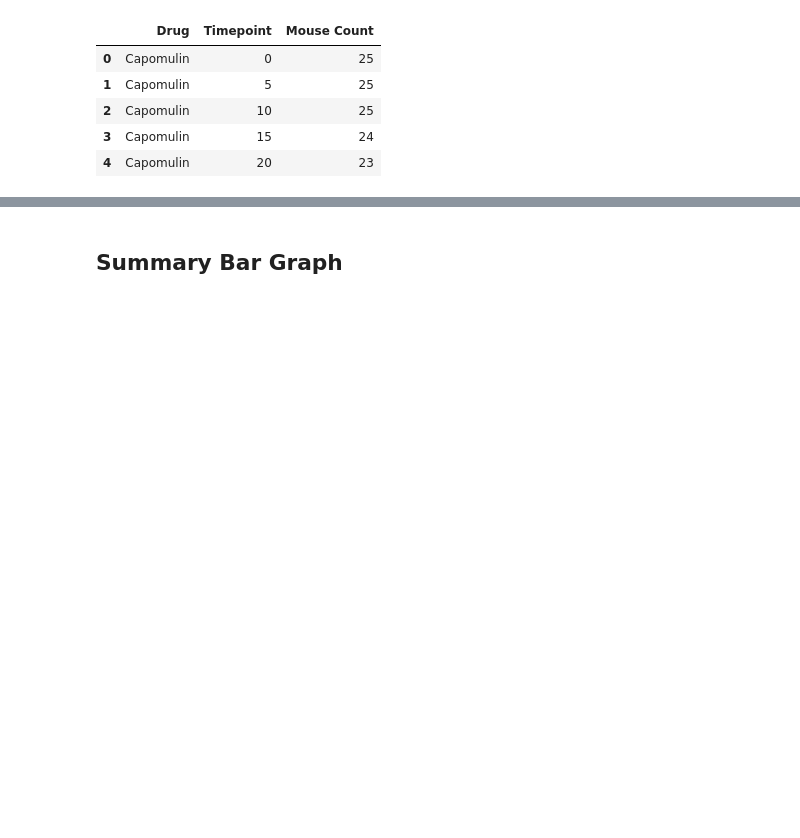
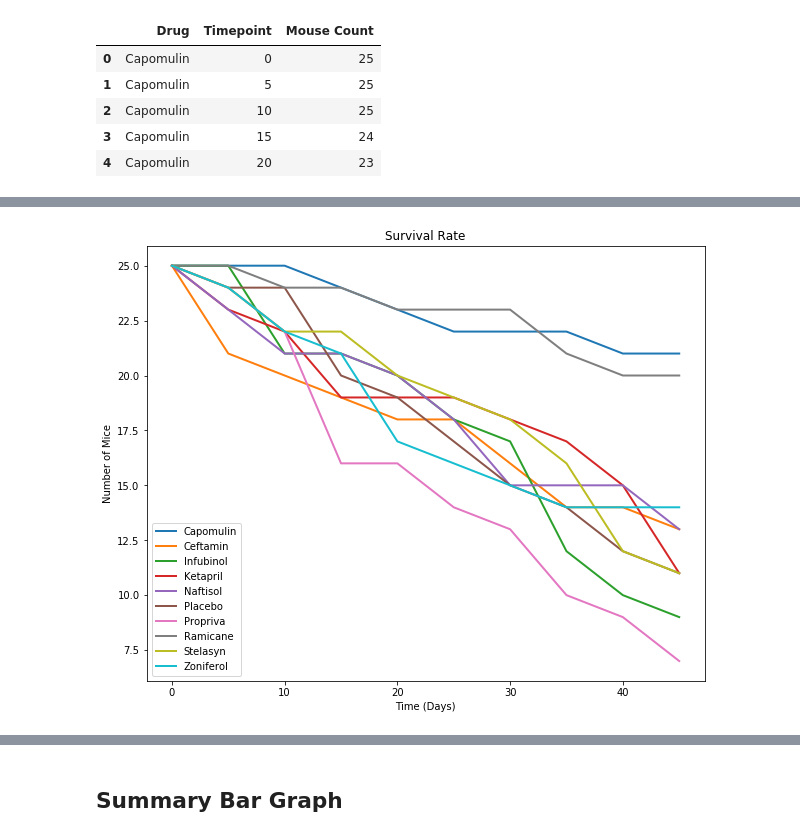
Before and after one commit to tbergama/matplotlib-challenge, a Jupyter notebook: Pymaceuticals/pymaceuticals.ipynb, the cells around one changed output, grey strips where cells are left out. Drawn from its saved outputs; the diff is of its cells as text; code cells hidden in the pictures; blank space fills up the shorter version.

```diff
--- a/Pymaceuticals/pymaceuticals.ipynb
+++ b/Pymaceuticals/pymaceuticals.ipynb
@@ -154,3 +195,20 @@ plt.show()
 # Convert to DataFrame
 
 # Preview DataFrame
+# %%
+# mean metastatic sites by drug and timepoint
+mouse_count_dict = {"Drug": [],
+                    "Timepoint": [],
+                    "Mouse Count": []}
+
+
+for drug, data in df_grouped:
+    drug_name = drug[0]
+    timepoint = drug[1]
+    count = len(data["Mouse ID"].unique())
+
+    mouse_count_dict["Drug"].append(drug_name)
+    mouse_count_dict["Timepoint"].append(timepoint)
+    mouse_count_dict["Mouse Count"].append(count)
+
+df_mouse_count = pd.DataFrame(mouse_count_dict)
@@ -164,5 +231,7 @@ plt.show()
 | 4 | Capomulin | 20 | 23 |
 # %%
 # Minor Data Munging to Re-Format the Data Frames
+df_mouse_count_piv = df_mouse_count.pivot(index="Timepoint", columns="Drug")["Mouse Count"]
 
 # Preview the Data Frame
+df_mouse_count_piv.head()
@@ -178,3 +246,20 @@ plt.show()
+# %%
+# Generate the Plot (with Error Bars)
+plt.figure(figsize=(10, 8))
+
+plt.title("Survival Rate")
+colors = list(mcolors.TABLEAU_COLORS.values())
+
+plt.xlabel("Time (Days)")
+plt.ylabel("Number of Mice")
+
+for i, col in enumerate(df_mouse_count_piv.columns.values):
+    plt.plot(df_mouse_count_piv.index.values, df_mouse_count_piv[col], c=colors[i], linewidth=2)
+
+plt.legend(df_mouse_count_piv.columns.values)
+plt.show()
+# %% [output]
+[figure, added]
 # %%
 # Generate the Plot (Accounting for percentages)
 
```
Also changed, not shown: parts of 28 cells of this notebook.
